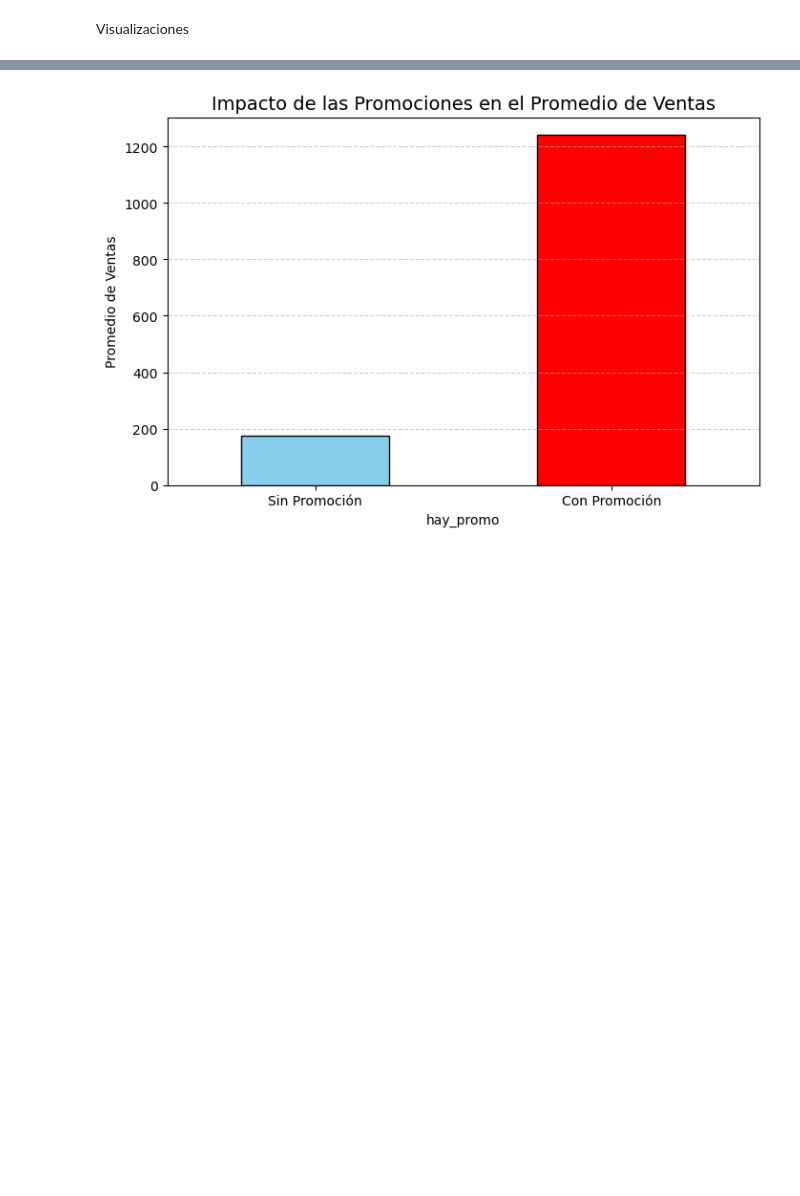
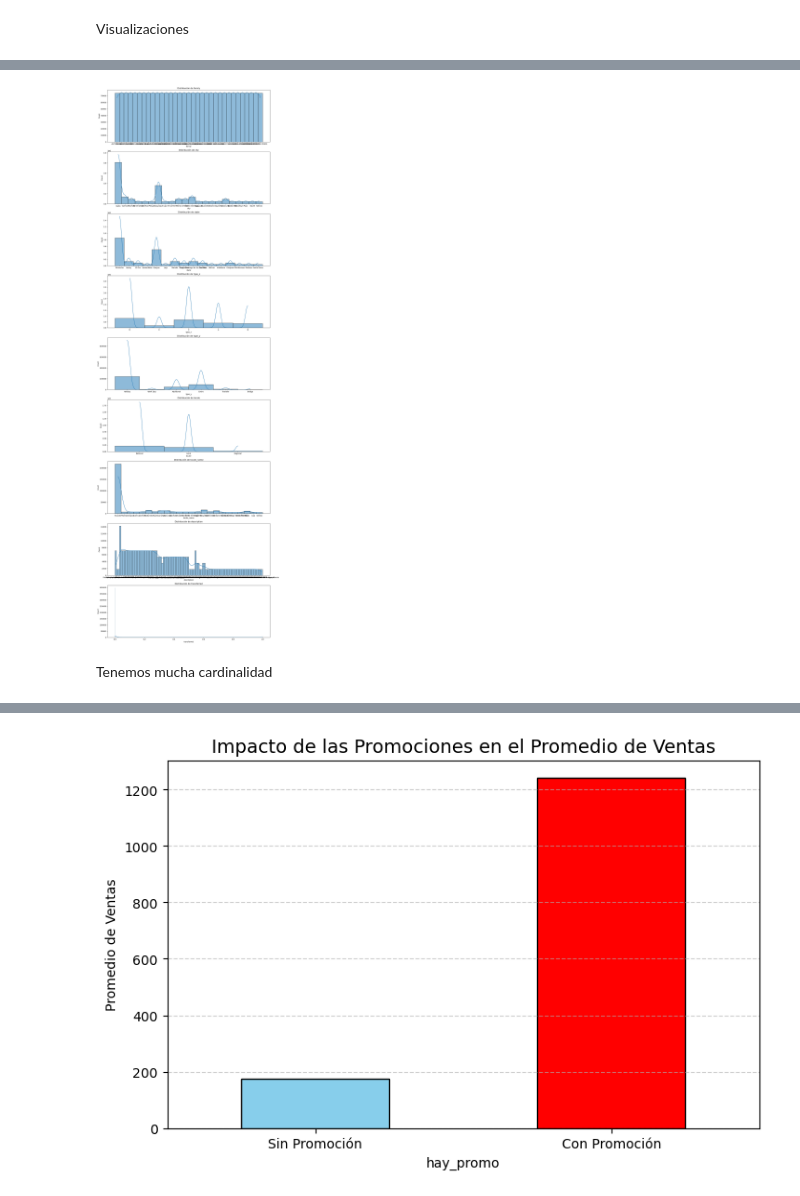
Before and after one commit to yiyinZhou/trabajo_final_PML, a Jupyter notebook: EDA.ipynb, the cells around one changed output, grey strips where cells are left out. Drawn from its saved outputs; the diff is of its cells as text; code cells hidden in the pictures; blank space fills up the shorter version.

```diff
--- a/EDA.ipynb
+++ b/EDA.ipynb
@@ -241,3 +242,6 @@ num_columns
 Index(['id', 'store_nbr', 'sales', 'onpromotion', 'cluster', 'transactions',
        'dcoilwtico'],
       dtype='str')
+# %%
+cat_columns = df_train.select_dtypes(include=['object']).columns
+cat_columns
@@ -281,0 +326,21 @@ Visualizaciones
+# %%
+# Definimos la cuadrícula de una sola columna
+fig, axes = plt.subplots(nrows=len(cat_columns), ncols=1, figsize=(15, 5 * len(cat_columns)))
+
+# Si solo hay una columna, 'axes' puede no ser una lista si len(cat_columns) == 1
+if len(cat_columns) == 1:
+    axes = [axes]
+
+for i, column in enumerate(cat_columns):
+    # 1. Indicamos en qué eje dibujar con 'ax=axes[i]'
+    sns.histplot(data=df_train, x=column, kde=True, ax=axes[i])
+
+    # 2. Usamos el método correcto: axes[i].set_title
+    axes[i].set_title(f'Distribución de {column}')
+
+plt.tight_layout()
+plt.show()
+# %% [output]
+[figure, added]
+# %% [markdown]
+Tenemos mucha cardinalidad
```
Also changed, not shown: parts of 15 cells of this notebook.
